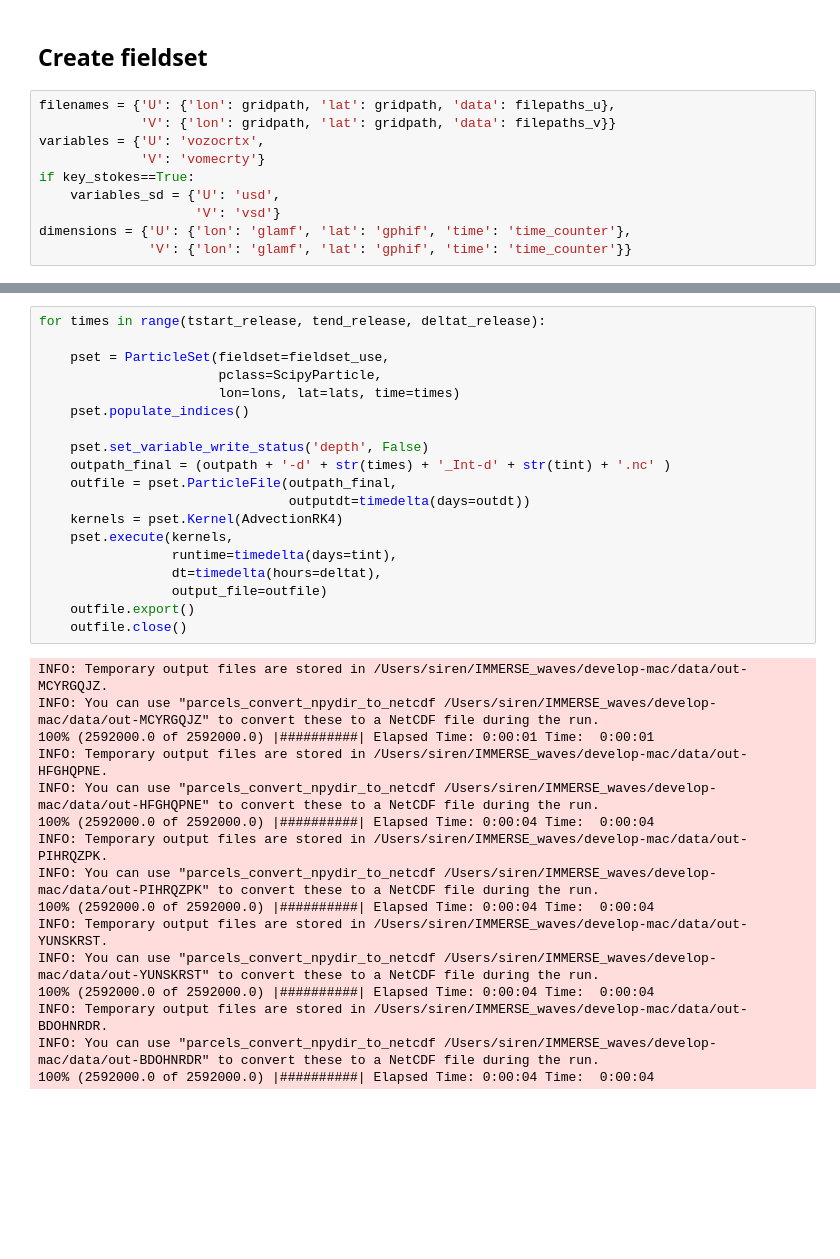
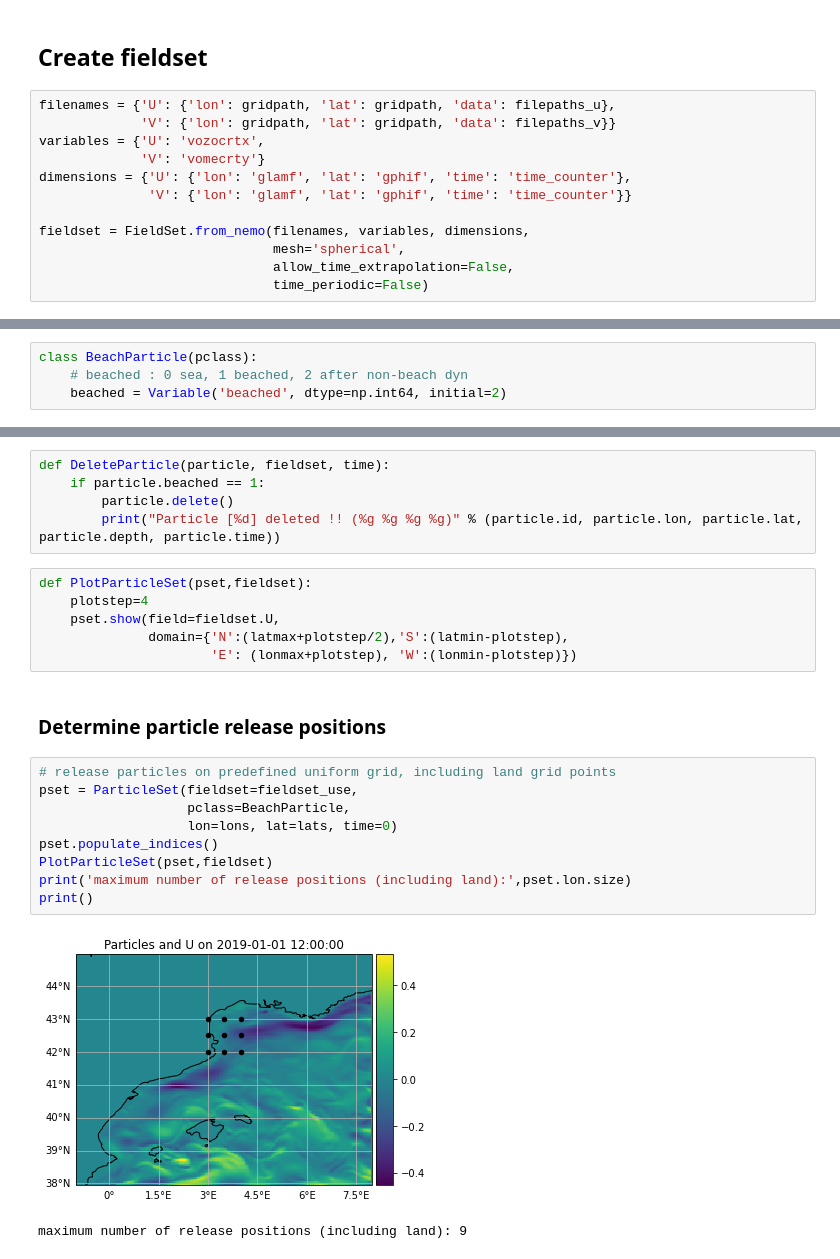
Before and after one commit to OceanParcels/IMMERSE_waves, a Jupyter notebook: code/Parcels_CalcTraj.ipynb, the cells around one changed output, grey strips where cells are left out. Saved outputs shown, nothing was run; the diff lists cells and outputs as text; blank space fills up the shorter version.

```diff
--- a/code/Parcels_CalcTraj.ipynb
+++ b/code/Parcels_CalcTraj.ipynb
@@ -101,8 +134,10 @@ filenames = {'U': {'lon': gridpath, 'lat': gridpath, 'data': filepaths_u},
              'V': {'lon': gridpath, 'lat': gridpath, 'data': filepaths_v}}
 variables = {'U': 'vozocrtx',
              'V': 'vomecrty'}
-if key_stokes==True:
-    variables_sd = {'U': 'usd',
-                    'V': 'vsd'}
 dimensions = {'U': {'lon': 'glamf', 'lat': 'gphif', 'time': 'time_counter'},
               'V': {'lon': 'glamf', 'lat': 'gphif', 'time': 'time_counter'}}
+
+fieldset = FieldSet.from_nemo(filenames, variables, dimensions,
+                              mesh='spherical',
+                              allow_time_extrapolation=False,
+                              time_periodic=False)
@@ -134,0 +187,4 @@ if key_stokes==True:
+# %%
+class BeachParticle(pclass):
+    # beached : 0 sea, 1 beached, 2 after non-beach dyn
+    beached = Variable('beached', dtype=np.int64, initial=2)
@@ -135,35 +244,25 @@ if key_stokes==True:
+# %%
+def DeleteParticle(particle, fieldset, time):
+    if particle.beached == 1:
+        particle.delete()
+        print("Particle [%d] deleted !! (%g %g %g %g)" % (particle.id, particle.lon, particle.lat, particle.depth, particle.time))
+# %%
+def PlotParticleSet(pset,fieldset):
+    plotstep=4
+    pset.show(field=fieldset.U,
+              domain={'N':(latmax+plotstep/2),'S':(latmin-plotstep),
+                      'E': (lonmax+plotstep), 'W':(lonmin-plotstep)})
+# %% [markdown]
+### Determine particle release positions
 # %%
-for times in range(tstart_release, tend_release, deltat_release):
-
-    pset = ParticleSet(fieldset=fieldset_use,
-                       pclass=ScipyParticle,
-                       lon=lons, lat=lats, time=times)
-    pset.populate_indices()
-
-    pset.set_variable_write_status('depth', False)
-    outpath_final = (outpath + '-d' + str(times) + '_Int-d' + str(tint) + '.nc' )
-    outfile = pset.ParticleFile(outpath_final,
-                                outputdt=timedelta(days=outdt))
-    kernels = pset.Kernel(AdvectionRK4)
-    pset.execute(kernels,
-                 runtime=timedelta(days=tint),
-                 dt=timedelta(hours=deltat),
-                 output_file=outfile)
-    outfile.export()
-    outfile.close()
+# release particles on predefined uniform grid, including land grid points
+pset = ParticleSet(fieldset=fieldset_use,
+                   pclass=BeachParticle,
+                   lon=lons, lat=lats, time=0)
+pset.populate_indices()
+PlotParticleSet(pset,fieldset)
+print('maximum number of release positions (including land):',pset.lon.size)
+print()
 # %% [output]
+[figure, added]
-INFO: Temporary output files are stored in /Users/siren/IMMERSE_waves/develop-mac/data/out-MCYRGQJZ.
-INFO: You can use "parcels_convert_npydir_to_netcdf /Users/siren/IMMERSE_waves/develop-mac/data/out-MCYRGQJZ" to convert these to a NetCDF file during the run.
-100% (2592000.0 of 2592000.0) |##########| Elapsed Time: 0:00:01 Time:  0:00:01
-INFO: Temporary output files are stored in /Users/siren/IMMERSE_waves/develop-mac/data/out-HFGHQPNE.
-INFO: You can use "parcels_convert_npydir_to_netcdf /Users/siren/IMMERSE_waves/develop-mac/data/out-HFGHQPNE" to convert these to a NetCDF file during the run.
-100% (2592000.0 of 2592000.0) |##########| Elapsed Time: 0:00:04 Time:  0:00:04
-INFO: Temporary output files are stored in /Users/siren/IMMERSE_waves/develop-mac/data/out-PIHRQZPK.
-INFO: You can use "parcels_convert_npydir_to_netcdf /Users/siren/IMMERSE_waves/develop-mac/data/out-PIHRQZPK" to convert these to a NetCDF file during the run.
-100% (2592000.0 of 2592000.0) |##########| Elapsed Time: 0:00:04 Time:  0:00:04
-INFO: Temporary output files are stored in /Users/siren/IMMERSE_waves/develop-mac/data/out-YUNSKRST.
-INFO: You can use "parcels_convert_npydir_to_netcdf /Users/siren/IMMERSE_waves/develop-mac/data/out-YUNSKRST" to convert these to a NetCDF file during the run.
-100% (2592000.0 of 2592000.0) |##########| Elapsed Time: 0:00:04 Time:  0:00:04
-INFO: Temporary output files are stored in /Users/siren/IMMERSE_waves/develop-mac/data/out-BDOHNRDR.
-INFO: You can use "parcels_convert_npydir_to_netcdf /Users/siren/IMMERSE_waves/develop-mac/data/out-BDOHNRDR" to convert these to a NetCDF file during the run.
-100% (2592000.0 of 2592000.0) |##########| Elapsed Time: 0:00:04 Time:  0:00:04
+maximum number of release positions (including land): 9
```
Also changed, not shown: parts of 25 cells of this notebook, 4 other files.
